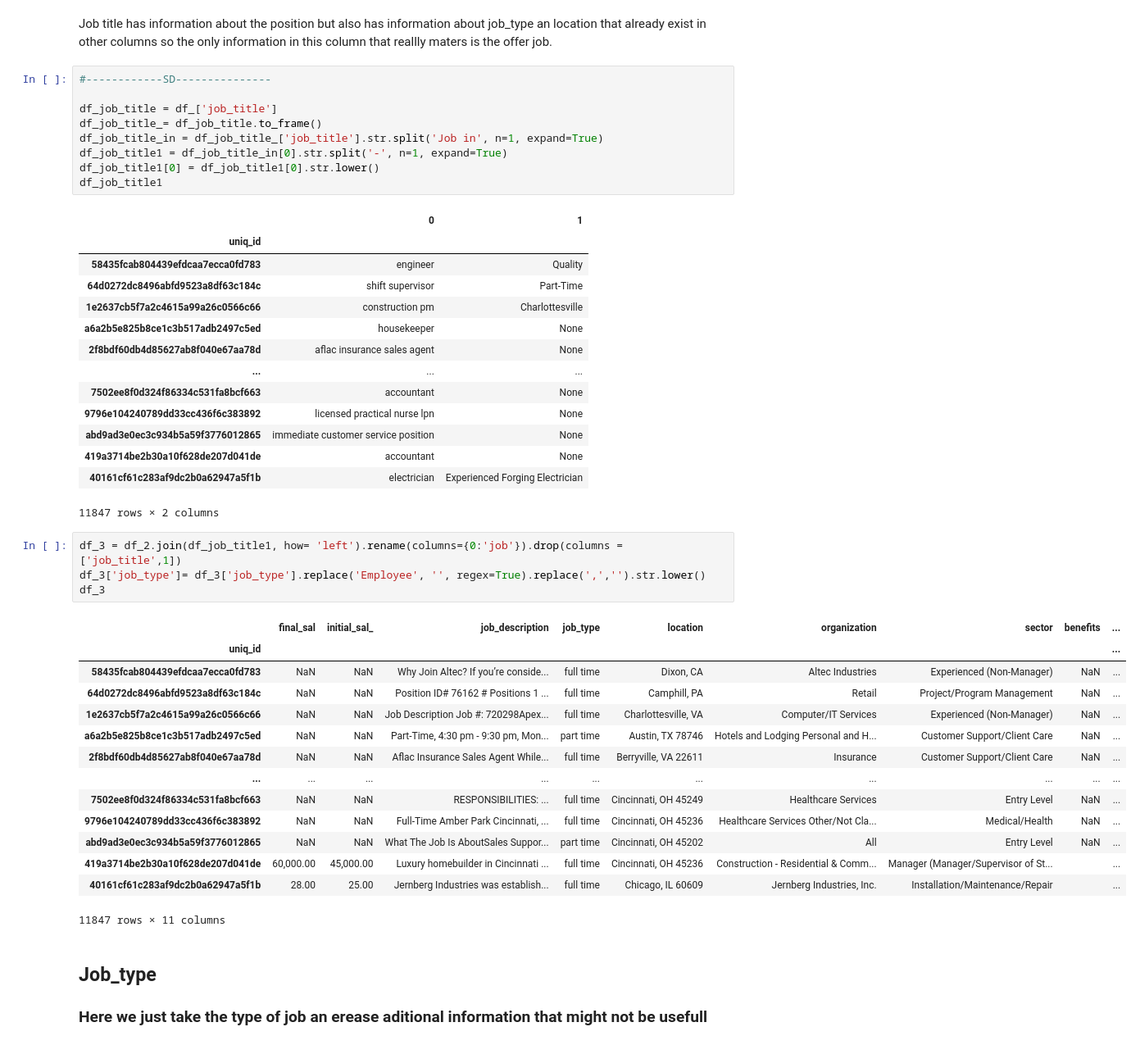
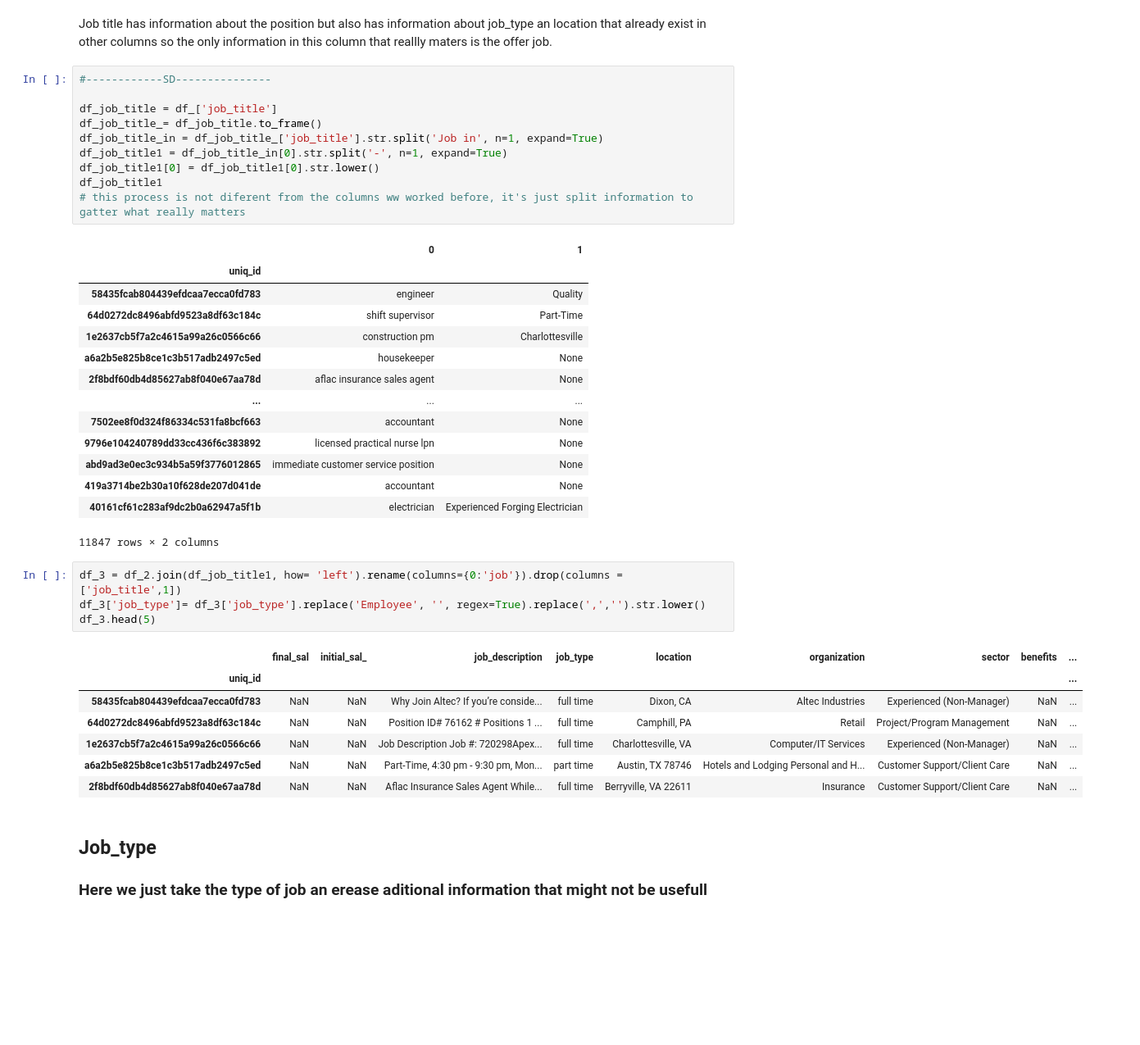
Before and after one commit to yohan-alfonso/Data_Cleansing_with_Python, a Jupyter notebook: main.ipynb, the cells around one changed output. Shown at 82% size. Saved outputs shown, nothing was run; the diff lists cells and outputs as text; blank space fills up the shorter version.

```diff
--- a/main.ipynb
+++ b/main.ipynb
@@ -631,6 +636,7 @@ df_job_title_in = df_job_title_['job_title'].str.split('Job in', n=1, expand=Tru
 df_job_title1 = df_job_title_in[0].str.split('-', n=1, expand=True)
 df_job_title1[0] = df_job_title1[0].str.lower()
 df_job_title1
+# this process is not diferent from the columns ww worked before, it's just split information to gatter what really matters
 # %% [output]
 |  | 0 | 1 |
 | uniq_id |  |  |
@@ -649,22 +655,15 @@ df_job_title1
 # %%
 df_3 = df_2.join(df_job_title1, how= 'left').rename(columns={0:'job'}).drop(columns = ['job_title',1])
 df_3['job_type']= df_3['job_type'].replace('Employee', '', regex=True).replace(',','').str.lower()
-df_3
+df_3.head(5)
 # %% [output]
 |  | final_sal | initial_sal_ | job_description | job_type | location | organization | sector | benefits | ... |
 | uniq_id |  |  |  |  |  |  |  |  | ... |
 | 58435fcab804439efdcaa7ecca0fd783 | NaN | NaN | Why Join Altec? If you’re conside... | full time | Dixon, CA | Altec Industries | Experienced (Non-Manager) | NaN | ... |
 | 64d0272dc8496abfd9523a8df63c184c | NaN | NaN | Position ID# 76162 # Positions 1 ... | full time | Camphill, PA | Retail | Project/Program Management | NaN | ... |
 | 1e2637cb5f7a2c4615a99a26c0566c66 | NaN | NaN | Job Description Job #: 720298Apex... | full time | Charlottesville, VA | Computer/IT Services | Experienced (Non-Manager) | NaN | ... |
 | a6a2b5e825b8ce1c3b517adb2497c5ed | NaN | NaN | Part-Time, 4:30 pm - 9:30 pm, Mon... | part time | Austin, TX 78746 | Hotels and Lodging Personal and H... | Customer Support/Client Care | NaN | ... |
 | 2f8bdf60db4d85627ab8f040e67aa78d | NaN | NaN | Aflac Insurance Sales Agent While... | full time | Berryville, VA 22611 | Insurance | Customer Support/Client Care | NaN | ... |
-| ... | ... | ... | ... | ... | ... | ... | ... | ... | ... |
-| 7502ee8f0d324f86334c531fa8bcf663 | NaN | NaN | RESPONSIBILITIES: ... | full time | Cincinnati, OH 45249 | Healthcare Services | Entry Level | NaN | ... |
-| 9796e104240789dd33cc436f6c383892 | NaN | NaN | Full-Time Amber Park Cincinnati, ... | full time | Cincinnati, OH 45236 | Healthcare Services Other/Not Cla... | Medical/Health | NaN | ... |
-| abd9ad3e0ec3c934b5a59f3776012865 | NaN | NaN | What The Job Is AboutSales Suppor... | part time | Cincinnati, OH 45202 | All | Entry Level | NaN | ... |
-| 419a3714be2b30a10f628de207d041de | 60,000.00 | 45,000.00 | Luxury homebuilder in Cincinnati ... | full time | Cincinnati, OH 45236 | Construction - Residential & Comm... | Manager (Manager/Supervisor of St... |  | ... |
-| 40161cf61c283af9dc2b0a62947a5f1b | 28.00 | 25.00 | Jernberg Industries was establish... | full time | Chicago, IL 60609 | Jernberg Industries, Inc. | Installation/Maintenance/Repair |  | ... |
-11847 rows × 11 columns
 # %% [markdown]
 ## Job_type
 ### Here we just take the type of job an erease aditional information that might not be usefull
```
Also changed, not shown: parts of 22 cells of this notebook, 1 other file.
